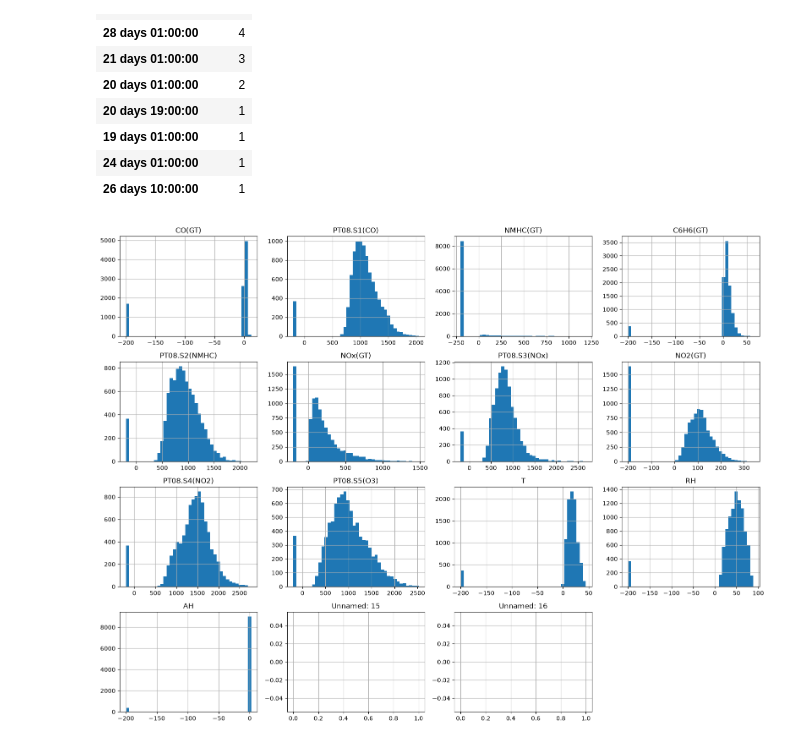
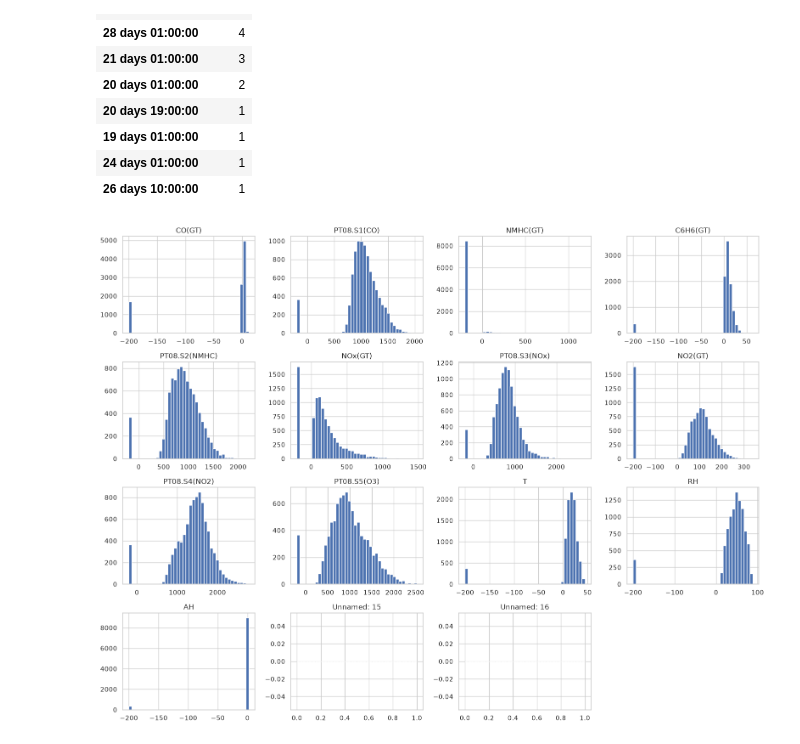
Before and after one commit to ChloeKC/healthyair, a Jupyter notebook: notebooks/data_exploration.ipynb, the cells around one changed output. Saved outputs shown, nothing was run; the diff lists cells and outputs as text; code cells hidden in the pictures.

```diff
--- a/notebooks/data_exploration.ipynb
+++ b/notebooks/data_exploration.ipynb
@@ -21,6 +21,17 @@ import statsmodels
 import scipy
 import os
 import gcsfs
+import warnings
+from scipy import stats
+
+# Confirm location
+print("Location:", sys.executable)
+
+SEED = 42
+rng = np.random.default_rng(SEED)
+#pd.set_option("display.max_columns", 30)
+#pd.set_option("display.float_format", lambda value: f"{value:,.3f}")
+sns.set_theme(style="whitegrid", context="notebook")
 
 print("Python:", sys.version.split()[0])
 print("NumPy:", np.__version__)
@@ -182,13 +210,13 @@ display(df.describe(include="all").T)
 # %%
 # Timestamps
-work = df.copy()
-if {"Date", "Time"}.issubset(work.columns):
-    work["timestamp"] = pd.to_datetime(work["Date"].astype(str) + " " + work["Time"].astype(str),
+timestamps = df.copy()
+if {"Date", "Time"}.issubset(timestamps.columns):
+    timestamps["timestamp"] = pd.to_datetime(timestamps["Date"].astype(str) + " " + timestamps["Time"].astype(str),
                                        dayfirst=True, errors="coerce")
-    print("Invalid timestamps:", work.timestamp.isna().sum())
-    print("Duplicate timestamps:", work.timestamp.duplicated().sum())
-    print("Range:", work.timestamp.min(), "to", work.timestamp.max())
-    display((work.timestamp.sort_values().diff().value_counts().head(10)).to_frame("count"))
+    print("Invalid timestamps:", timestamps.timestamp.isna().sum())
+    print("Duplicate timestamps:", timestamps.timestamp.duplicated().sum())
+    print("Range:", timestamps.timestamp.min(), "to", timestamps.timestamp.max())
+    display((timestamps.timestamp.sort_values().diff().value_counts().head(10)).to_frame("count"))
 else:
     print("Date/Time columns not found. Check the actual source schema.")
 # %% [output]
@@ -209,11 +237,11 @@ Range: 2004-01-04 00:00:00 to 2005-12-03 23:00:00
 | 26 days 10:00:00 | 1 |
 # %%
 # Measurement Distributions
-numeric = work.select_dtypes(include="number")
+numeric = timestamps.select_dtypes(include="number")
 numeric.hist(figsize=(16, 12), bins=40)
 plt.tight_layout()
 plt.show()
 # %% [output]
-[figure, old version]
+[figure, new version]
 # %%
 # Relationships
```
Also changed, not shown: parts of 17 cells of this notebook, 6 other files.
